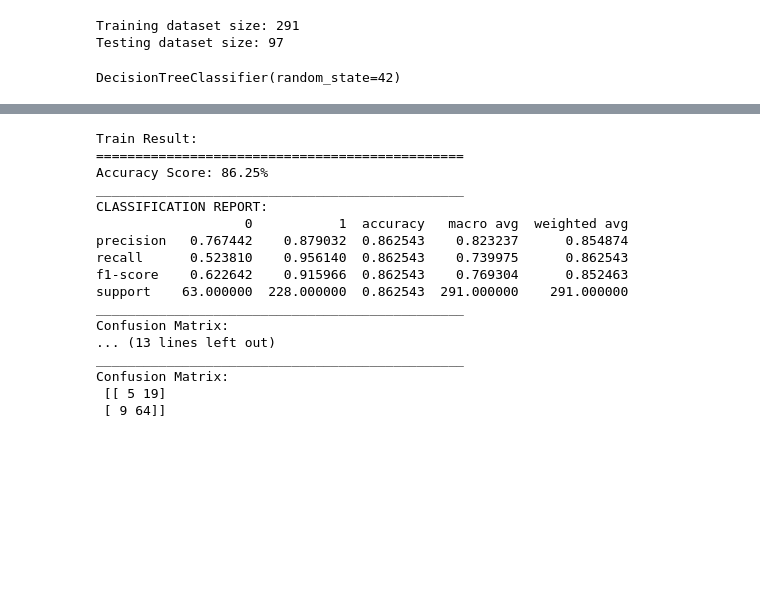
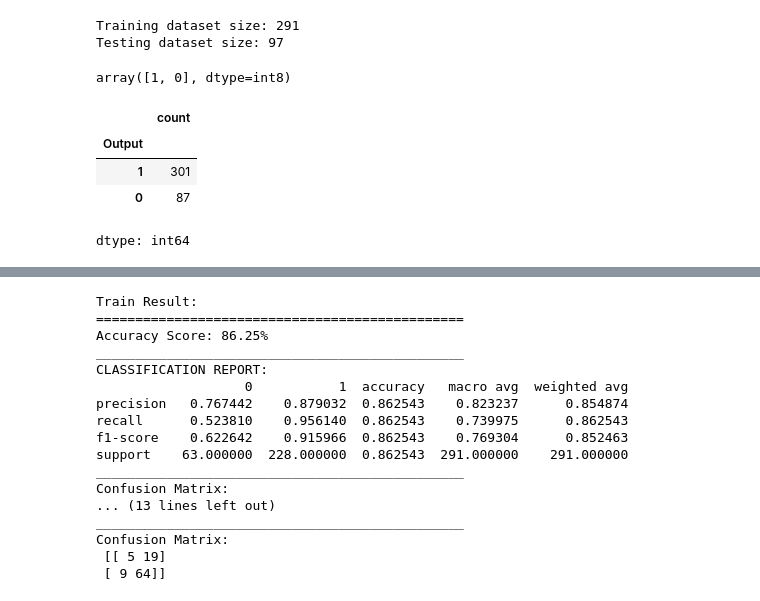
Before and after one commit to mayamoneib/deliveryfood, a Jupyter notebook: deliverydummy.ipynb, the cells around one changed output, grey strips where cells are left out. Drawn from its saved outputs; the diff is of its cells as text; code cells hidden in the pictures; blank space fills up the shorter version.

```diff
--- a/deliverydummy.ipynb
+++ b/deliverydummy.ipynb
@@ -257,10 +259,15 @@ print('Testing dataset size:', x_test.shape[0])
 # %% [output]
 Training dataset size: 291
 Testing dataset size: 97
-# %%
-from sklearn.tree import DecisionTreeClassifier
-
-tree_clf = DecisionTreeClassifier(random_state=42)
-tree_clf.fit(x_train, y_train)
-# %% [output]
-DecisionTreeClassifier(random_state=42)
+# %%
+df_copy['Output'].unique()
+# %% [output]
+array([1, 0], dtype=int8)
+# %%
+df_copy['Output'].value_counts()
+# %% [output]
+|  | count |
+| Output |  |
+| 1 | 301 |
+| 0 | 87 |
+dtype: int64
```
Also changed, not shown: parts of 18 cells of this notebook.
